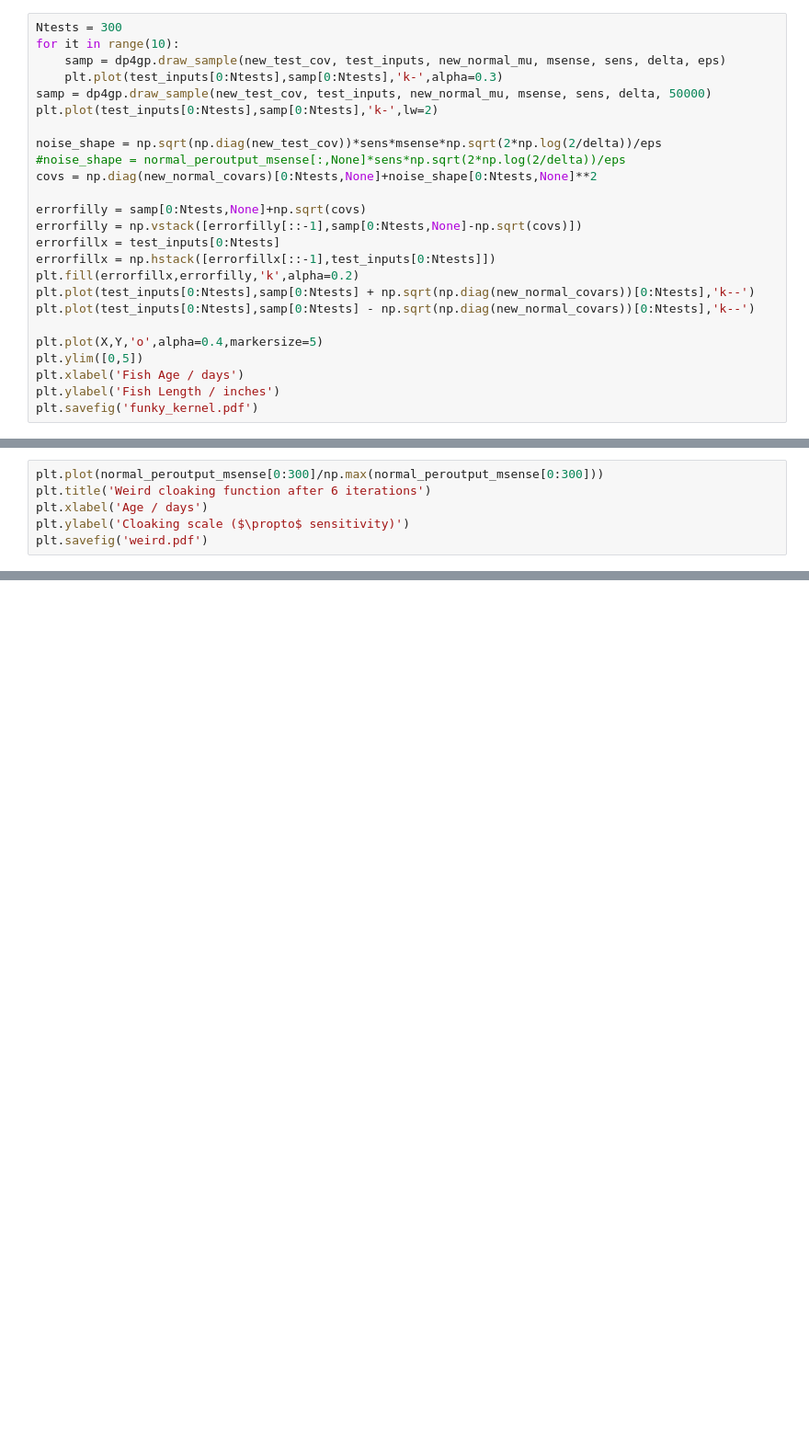
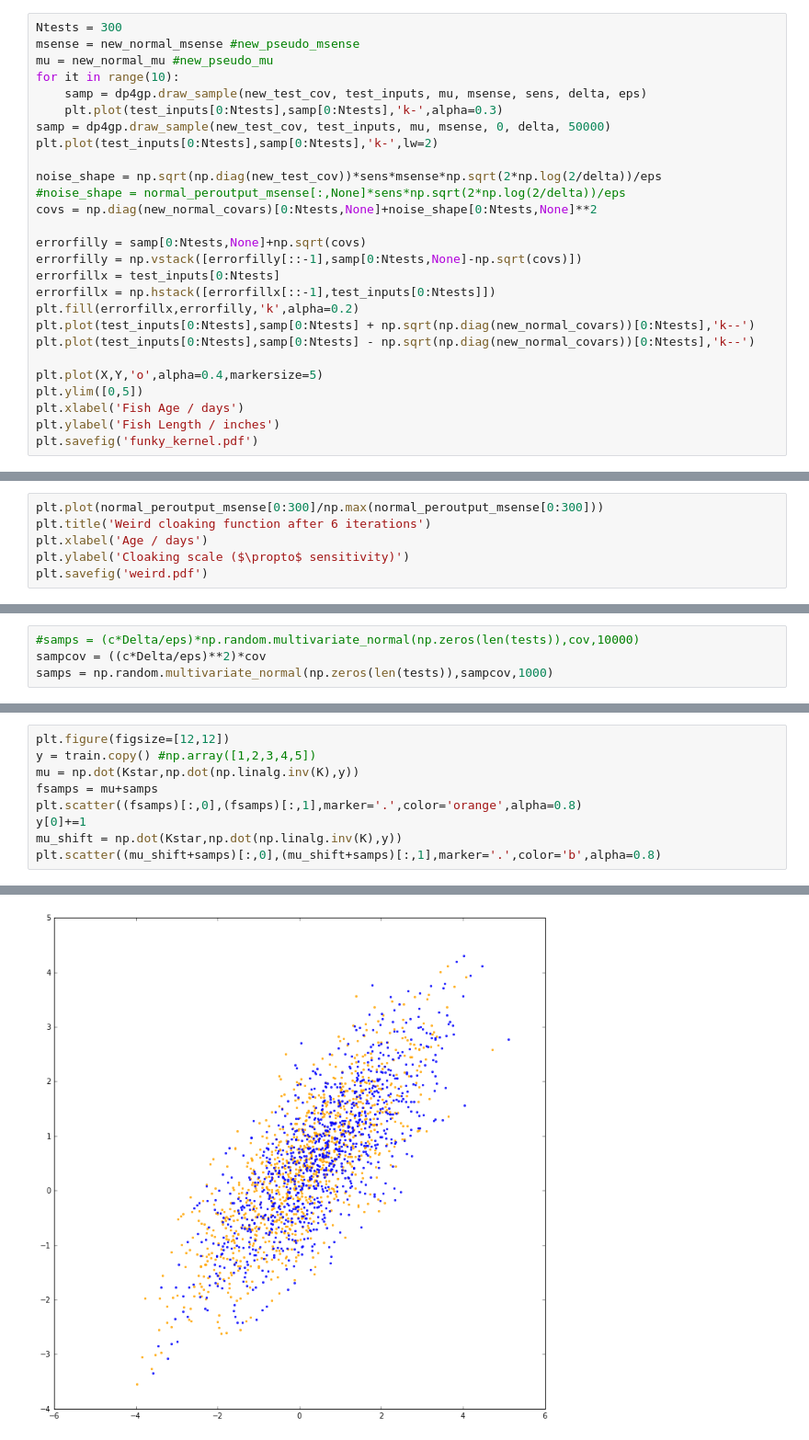
Before and after one commit to lionfish0/dp, a Jupyter notebook: Improved Bound Constraint differing across domain.ipynb, the cells around one changed output, grey strips where cells are left out. Shown: that part at 92% size. Cells and saved outputs as stored; diff of their text form; blank space fills up the shorter version.

```diff
--- a/Improved Bound Constraint differing across domain.ipynb
+++ b/Improved Bound Constraint differing across domain.ipynb
@@ -473,9 +490,11 @@ print msense
 # %%
 Ntests = 300
+msense = new_normal_msense #new_pseudo_msense
+mu = new_normal_mu #new_pseudo_mu
 for it in range(10):
-    samp = dp4gp.draw_sample(new_test_cov, test_inputs, new_normal_mu, msense, sens, delta, eps)
+    samp = dp4gp.draw_sample(new_test_cov, test_inputs, mu, msense, sens, delta, eps)
     plt.plot(test_inputs[0:Ntests],samp[0:Ntests],'k-',alpha=0.3)
-samp = dp4gp.draw_sample(new_test_cov, test_inputs, new_normal_mu, msense, sens, delta, 50000)
+samp = dp4gp.draw_sample(new_test_cov, test_inputs, mu, msense, 0, delta, 50000)
 plt.plot(test_inputs[0:Ntests],samp[0:Ntests],'k-',lw=2)
 
 noise_shape = np.sqrt(np.diag(new_test_cov))*sens*msense*np.sqrt(2*np.log(2/delta))/eps
@@ -565,0 +699,4 @@ plt.savefig('weird.pdf')
+# %%
+#samps = (c*Delta/eps)*np.random.multivariate_normal(np.zeros(len(tests)),cov,10000)
+sampcov = ((c*Delta/eps)**2)*cov
+samps = np.random.multivariate_normal(np.zeros(len(tests)),sampcov,1000)
@@ -565,0 +710,10 @@ plt.savefig('weird.pdf')
+# %%
+plt.figure(figsize=[12,12])
+y = train.copy() #np.array([1,2,3,4,5])
+mu = np.dot(Kstar,np.dot(np.linalg.inv(K),y))
+fsamps = mu+samps
+plt.scatter((fsamps)[:,0],(fsamps)[:,1],marker='.',color='orange',alpha=0.8)
+y[0]+=1
+mu_shift = np.dot(Kstar,np.dot(np.linalg.inv(K),y))
+plt.scatter((mu_shift+samps)[:,0],(mu_shift+samps)[:,1],marker='.',color='b',alpha=0.8)
+# %% [output]
@@ -565,0 +721 @@ plt.savefig('weird.pdf')
+[figure, added]
```
Also changed, not shown: parts of 28 cells of this notebook.
